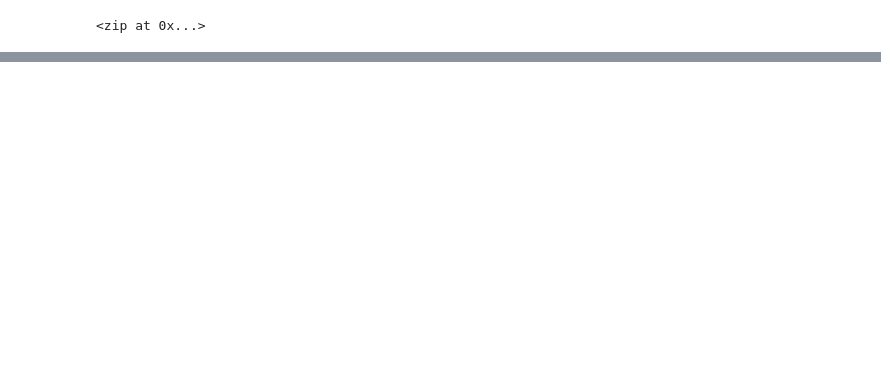
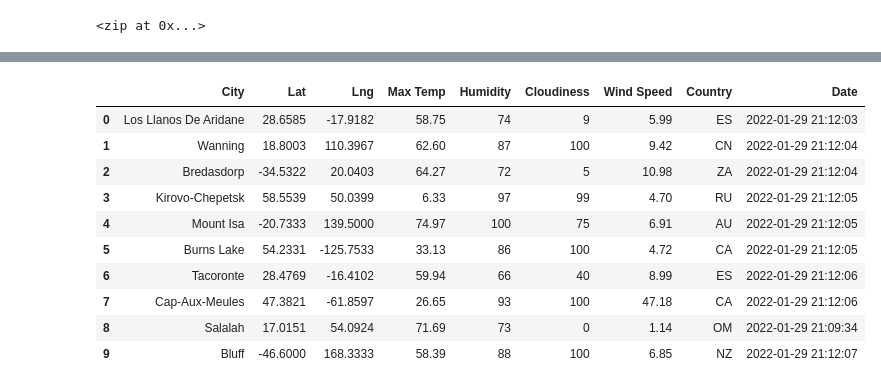
Before and after one commit to Bscheinin/World_Weather_Analysis, a Jupyter notebook: WeatherPy.ipynb, the cells around one changed output, grey strips where cells are left out. Drawn from its saved outputs; the diff is of its cells as text; code cells hidden in the pictures; blank space fills up the shorter version.

```diff
--- a/WeatherPy.ipynb
+++ b/WeatherPy.ipynb
@@ -30,0 +40,3 @@ len(cities)
+# %%
+# Starting URL for Weather Map API Call.
+url = "http://api.openweathermap.org/data/2.5/weather?units=Imperial&APPID=" + weather_api_key
@@ -30,0 +127,16 @@ len(cities)
+# %%
+# Convert the array of dictionaries to a Pandas DataFrame.
+city_data_df = pd.DataFrame(city_data)
+city_data_df.head(10)
+# %% [output]
+|  | City | Lat | Lng | Max Temp | Humidity | Cloudiness | Wind Speed | Country | Date |
+| 0 | Los Llanos De Aridane | 28.6585 | -17.9182 | 58.75 | 74 | 9 | 5.99 | ES | 2022-01-29 21:12:03 |
+| 1 | Wanning | 18.8003 | 110.3967 | 62.60 | 87 | 100 | 9.42 | CN | 2022-01-29 21:12:04 |
+| 2 | Bredasdorp | -34.5322 | 20.0403 | 64.27 | 72 | 5 | 10.98 | ZA | 2022-01-29 21:12:04 |
+| 3 | Kirovo-Chepetsk | 58.5539 | 50.0399 | 6.33 | 97 | 99 | 4.70 | RU | 2022-01-29 21:12:05 |
+| 4 | Mount Isa | -20.7333 | 139.5000 | 74.97 | 100 | 75 | 6.91 | AU | 2022-01-29 21:12:05 |
+| 5 | Burns Lake | 54.2331 | -125.7533 | 33.13 | 86 | 100 | 4.72 | CA | 2022-01-29 21:12:05 |
+| 6 | Tacoronte | 28.4769 | -16.4102 | 59.94 | 66 | 40 | 8.99 | ES | 2022-01-29 21:12:06 |
+| 7 | Cap-Aux-Meules | 47.3821 | -61.8597 | 26.65 | 93 | 100 | 47.18 | CA | 2022-01-29 21:12:06 |
+| 8 | Salalah | 17.0151 | 54.0924 | 71.69 | 73 | 0 | 1.14 | OM | 2022-01-29 21:09:34 |
+| 9 | Bluff | -46.6000 | 168.3333 | 58.39 | 88 | 100 | 6.85 | NZ | 2022-01-29 21:12:07 |
```
Also changed, not shown: parts of 6 cells of this notebook, 3 other files.
